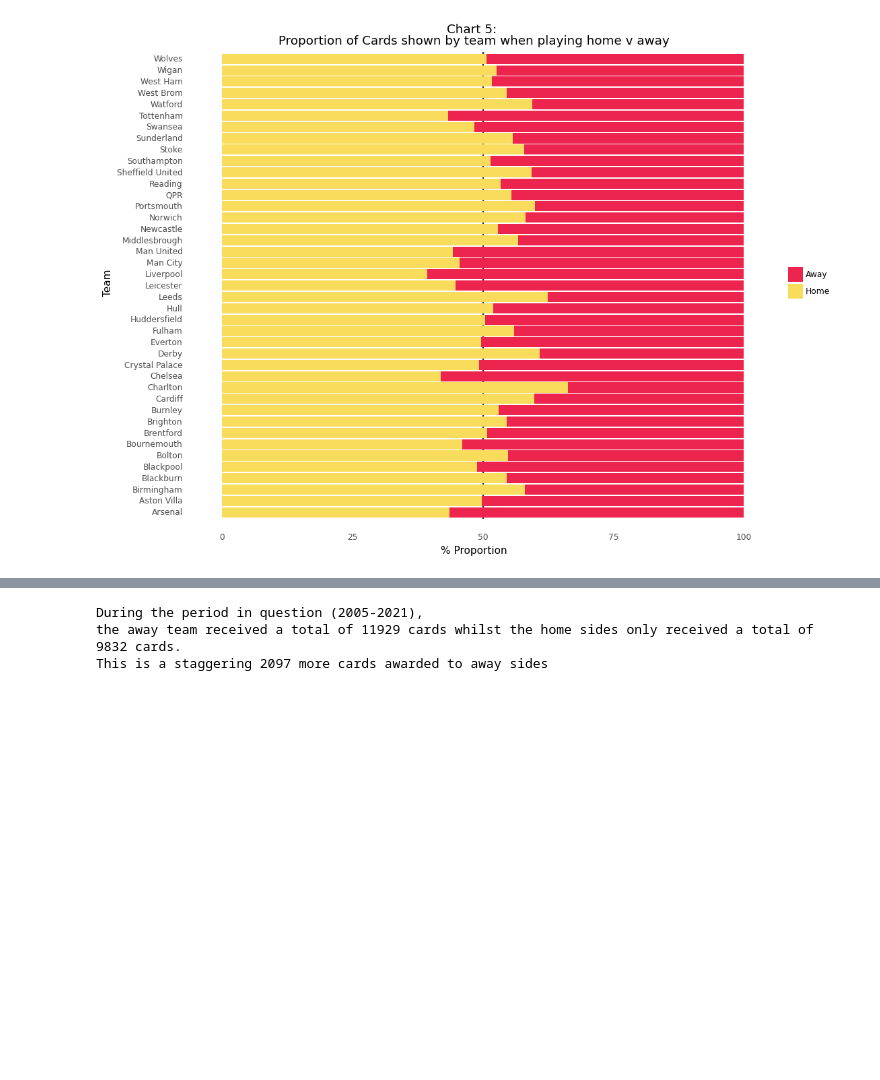
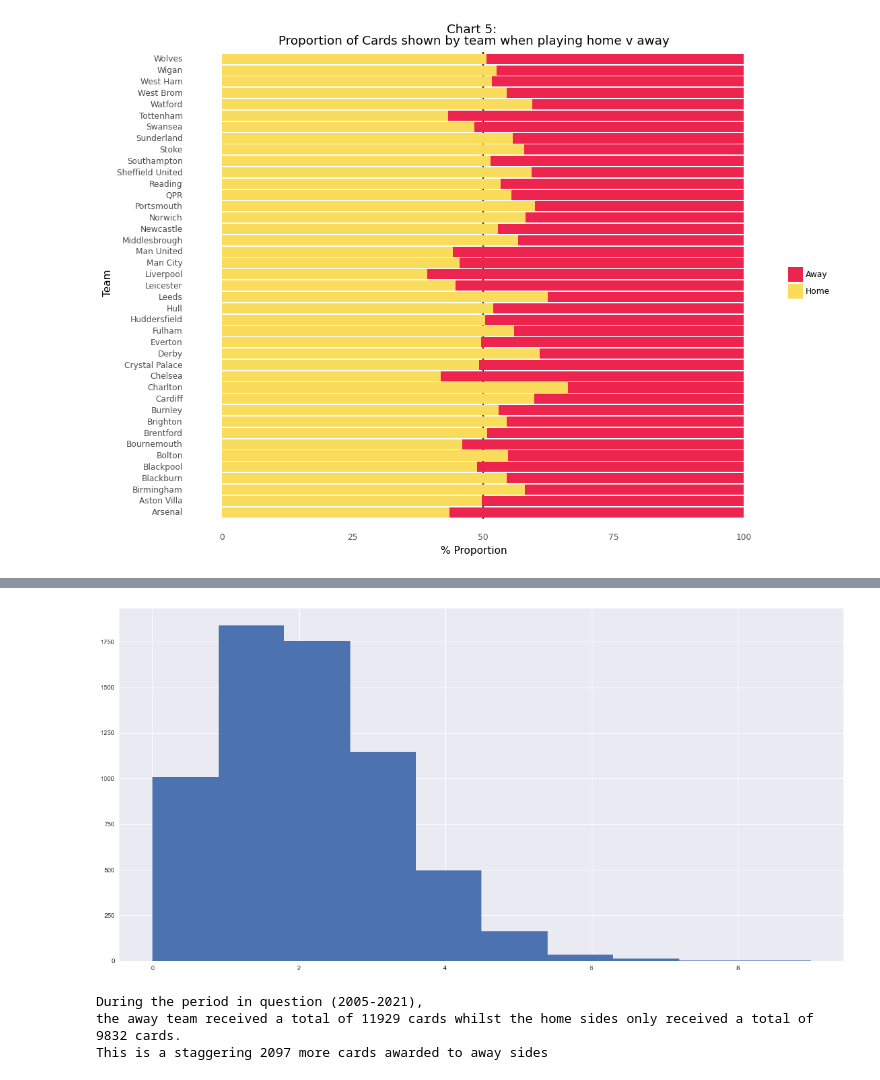
Before and after one commit to viswambaran/ASMM, a Jupyter notebook: Summative2/ASMMReport.ipynb, the cells around one changed output, grey strips where cells are left out. Saved outputs shown, nothing was run; the diff lists cells and outputs as text; code cells hidden in the pictures; blank space fills up the shorter version.

```diff
--- a/Summative2/ASMMReport.ipynb
+++ b/Summative2/ASMMReport.ipynb
@@ -585,3 +578,8 @@ array([[<AxesSubplot:title={'center':'Total_Away_Cards'}>]], dtype=object)
+# %%
+# Away team histogram
+plt.hist(df['Total_Away_Cards'], density=False, stacked=True);
+# %% [output]
+[figure, added]
 # %%
 (print(f"During the period in question (2005-2021), \
         \nthe away team received a total of {df['Total_Away_Cards'].sum():.0f} cards whilst the home sides only received a total of {df['Total_Home_Cards'].sum():.0f} cards. \
```
Also changed, not shown: parts of 17 cells of this notebook.
